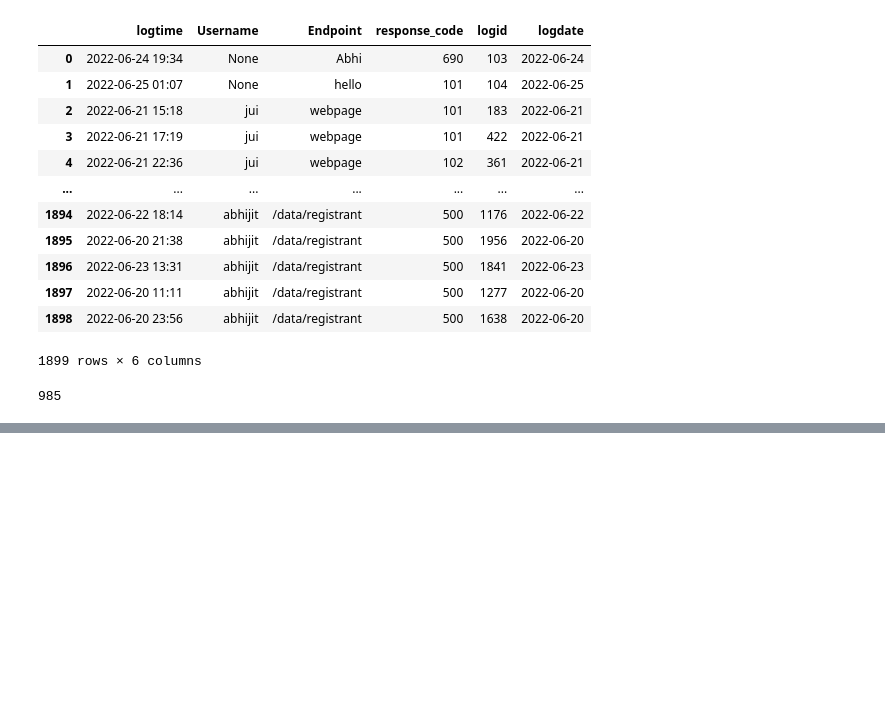
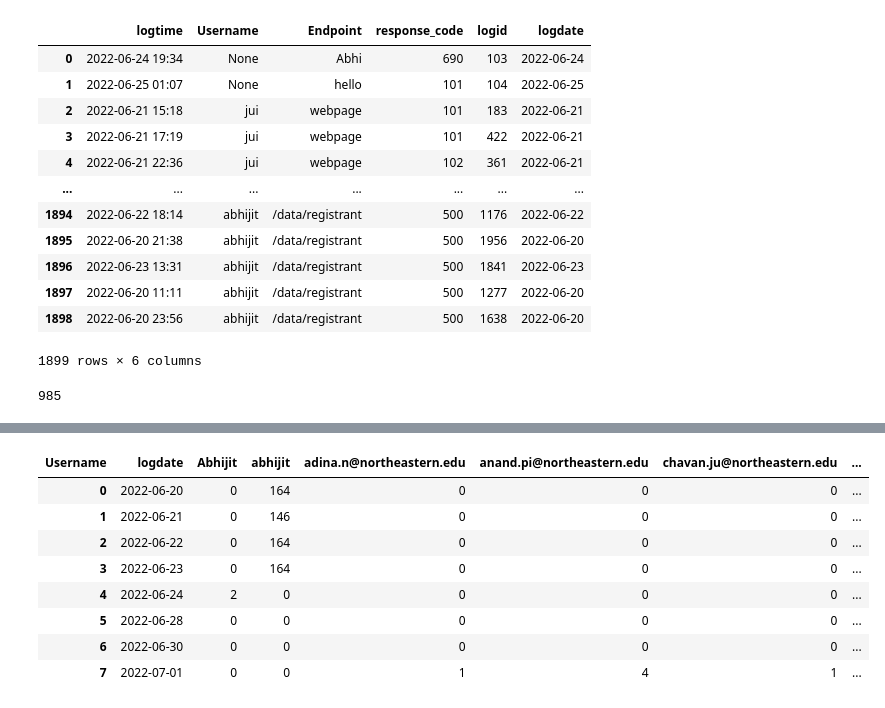
Before and after one commit to BigDataIA-Summer2022-Team04/Assignment_02, a Jupyter notebook: API/sandbox.ipynb, the cells around one changed output, grey strips where cells are left out. Saved outputs shown, nothing was run; the diff lists cells and outputs as text; code cells hidden in the pictures; blank space fills up the shorter version.

```diff
--- a/API/sandbox.ipynb
+++ b/API/sandbox.ipynb
@@ -408,0 +506,14 @@ df[df['Endpoint'].str.contains("/data/")].shape[0]
+# %%
+df1 = pd.crosstab(df['logdate'],df['Username']).reset_index()
+# %%
+df1
+# %% [output]
+| Username | logdate | Abhijit | abhijit | adina.n@northeastern.edu | anand.pi@northeastern.edu | chavan.ju@northeastern.edu | ... |
+| 0 | 2022-06-20 | 0 | 164 | 0 | 0 | 0 | ... |
+| 1 | 2022-06-21 | 0 | 146 | 0 | 0 | 0 | ... |
+| 2 | 2022-06-22 | 0 | 164 | 0 | 0 | 0 | ... |
+| 3 | 2022-06-23 | 0 | 164 | 0 | 0 | 0 | ... |
+| 4 | 2022-06-24 | 2 | 0 | 0 | 0 | 0 | ... |
+| 5 | 2022-06-28 | 0 | 0 | 0 | 0 | 0 | ... |
+| 6 | 2022-06-30 | 0 | 0 | 0 | 0 | 0 | ... |
+| 7 | 2022-07-01 | 0 | 0 | 1 | 4 | 1 | ... |
```
Also changed, not shown: parts of 12 cells of this notebook, 1 other file.
